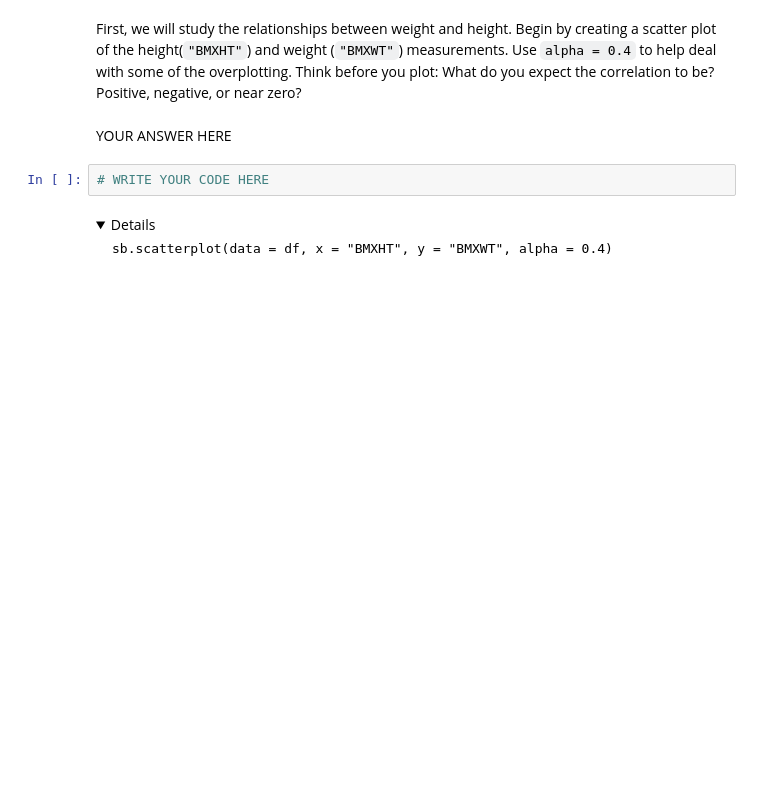
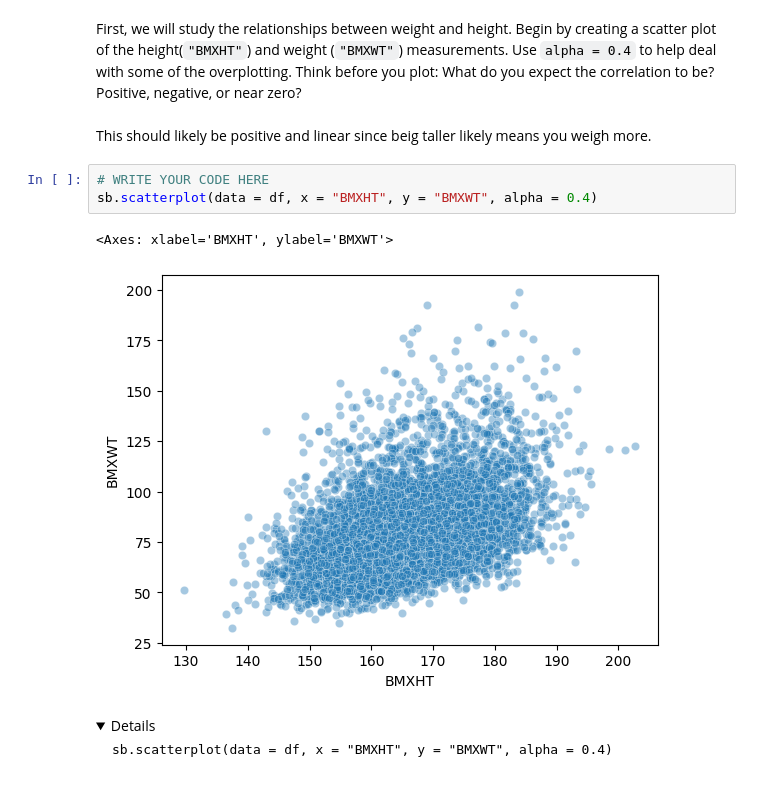
Before and after one commit to cbsebastian24/randomStuff, a Jupyter notebook: Copy_of_Breakout_4b.ipynb, the cells around one changed output. Saved outputs shown, nothing was run; the diff lists cells and outputs as text; folded sections open; blank space fills up the shorter version.

```diff
--- a/Copy_of_Breakout_4b.ipynb
+++ b/Copy_of_Breakout_4b.ipynb
@@ -89,10 +109,14 @@ closely related to the relationship shown in a scatterplot.
 First, we will study the relationships between weight and height.
 Begin by creating a scatter plot of the height(`"BMXHT"`) and weight (`"BMXWT"`) measurements. Use `alpha = 0.4` to help deal with some of the overplotting. Think before you plot: What do you expect the correlation to be?
 Positive, negative, or near zero?
-# %% [markdown]
-YOUR ANSWER HERE
+# %% [markdown]
+This should likely be positive and linear since beig taller likely means you weigh more.
 # %%
 # WRITE YOUR CODE HERE
+sb.scatterplot(data = df, x = "BMXHT", y = "BMXWT", alpha = 0.4)
+# %% [output]
+<Axes: xlabel='BMXHT', ylabel='BMXWT'>
+[figure, added]
 # %% [markdown]
 <details>
 
```
Also changed, not shown: parts of 49 cells of this notebook.
